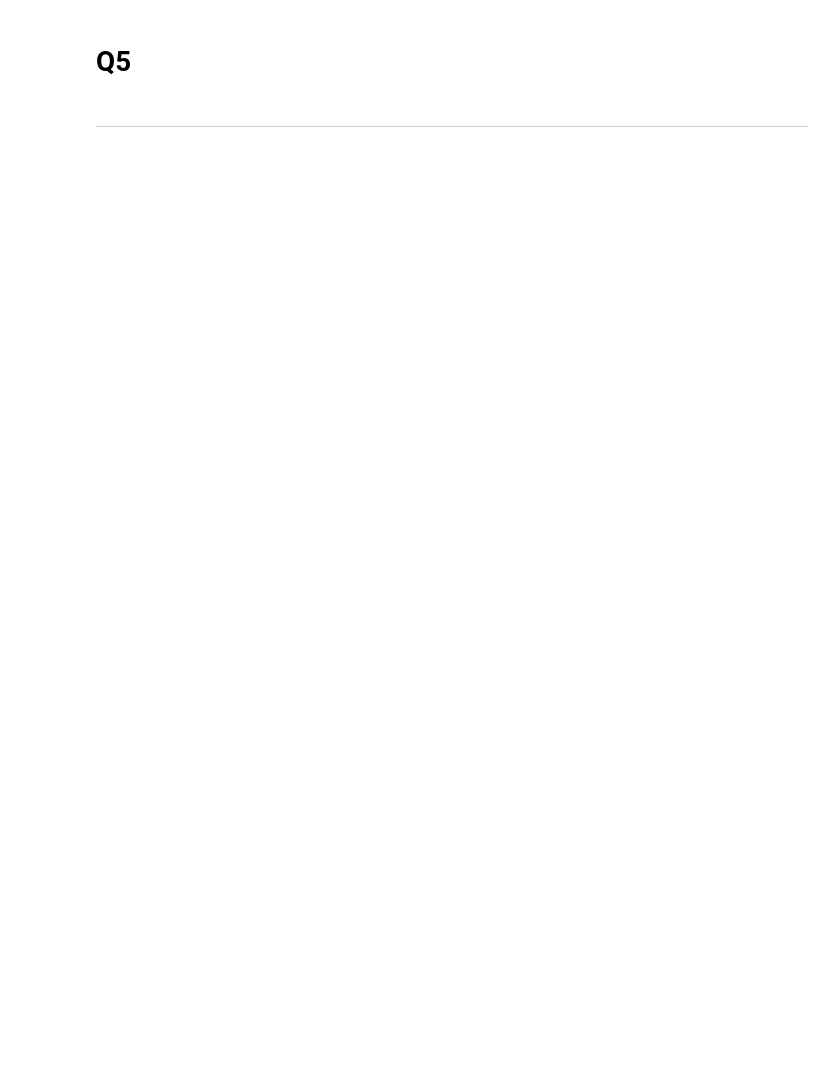
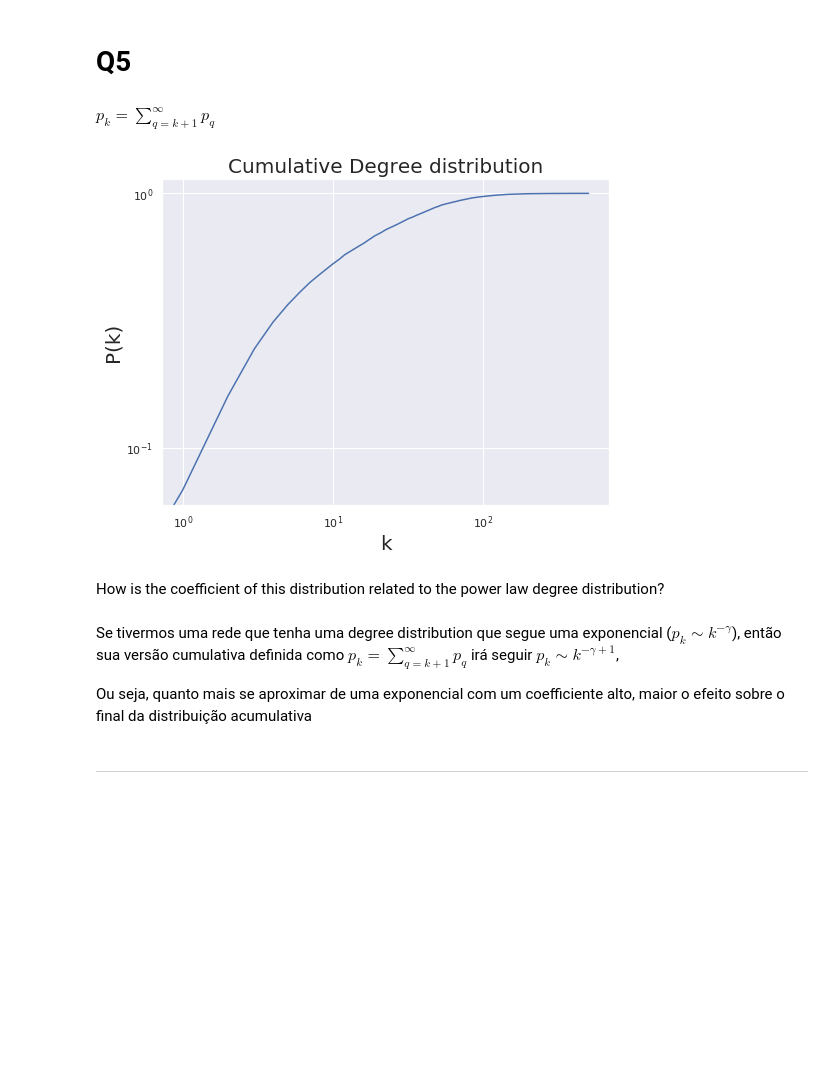
Before and after one commit to gmelodie/Complex-Networks, a Jupyter notebook: lista1/lista1.ipynb, the cells around one changed output. Cells and saved outputs as stored; diff of their text form; code cells hidden in the pictures; blank space fills up the shorter version.

```diff
--- a/lista1/lista1.ipynb
+++ b/lista1/lista1.ipynb
@@ -91,8 +91,12 @@ def degree_distribution(G):
 # %%
 graph = create_pdf_network()
 # %%
-def plot_degree_dist(graph, use_log_scale=False, skip_plot=False):
-    ks, Pk = degree_distribution(graph)
+def plot_degree_dist(graph, use_log_scale=False, skip_plot=False, ks=None, Pk=None):
+    # Calculate the data we want if the user doesn't give it to us
+    if ks is None and Pk is None:
+        ks, Pk = degree_distribution(graph)
+
+    # In case we want only the degree distribution
     if not skip_plot:
         fig = plt.subplot(1,1,1)
         if use_log_scale:
@@ -104,7 +108,6 @@ def plot_degree_dist(graph, use_log_scale=False, skip_plot=False):
         plt.ylabel("P(k)", fontsize=20)
         plt.title("Degree distribution", fontsize=20)
         #plt.grid(True)
-        plt.savefig('degree_dist.eps') #save the figure into a file
         plt.show(True)
     return ks, Pk
 # %%
@@ -430,6 +433,37 @@ sns.scatterplot(list(range(1, limit)), corrs)
 <br>
 # %% [markdown]
 # Q5
+# %% [markdown]
+$p_k  = \sum\limits_{q = k + 1}^\infty  {p_q } $
+# %%
+ks, Pk = plot_degree_dist(graph, skip_plot=True)
+cumulative_Pk = np.cumsum(Pk)
+# %%
+def plot_cumulative_degree_dist(ks, cumulative_Pk, use_log_scale=True,
+                                title="Cumulative Degree distribution"):
+    fig = plt.figure(figsize=(8, 6))
+    ax = fig.add_subplot(111)
+    plt.plot(ks, cumulative_Pk)
+
+    if use_log_scale:
+        ax.set_xscale('log')
+        ax.set_yscale('log')
+
+    plt.xlabel("k", fontsize=20)
+    plt.ylabel("P(k)", fontsize=20)
+    plt.title(title, fontsize=20)
+
+    plt.show()
+
+plot_cumulative_degree_dist(ks, cumulative_Pk)
+# %% [output]
+[figure, added]
+# %% [markdown]
+How is the coefficient of this distribution related to the power law degree distribution?
+# %% [markdown]
+Se tivermos uma rede que tenha uma degree distribution que segue uma exponencial ($ p_k  \sim k^{ - \gamma }$), então sua versão cumulativa definida como $p_k  = \sum\limits_{q = k + 1}^\infty  {p_q } $ irá seguir $p_k  \sim k^{ - \gamma  + 1} $,
+
+Ou seja, quanto mais se aproximar de uma exponencial com um coefficiente alto, maior o efeito sobre o final da distribuição acumulativa
 # %% [markdown]
 
 
```
Also changed, not shown: parts of 15 cells of this notebook.
